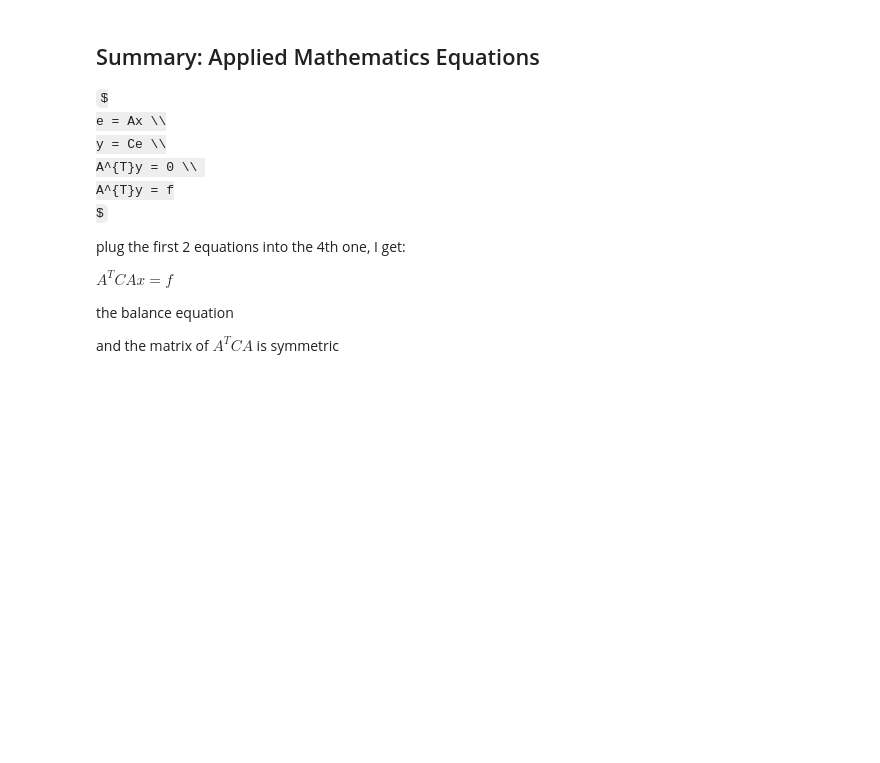
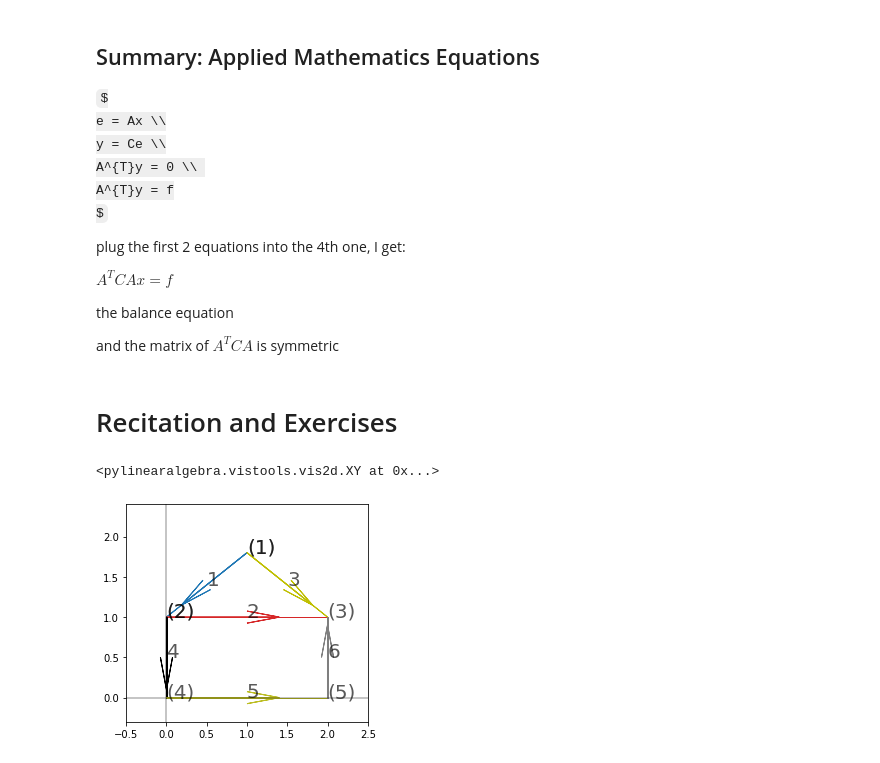
Before and after one commit to powergun/codingMatrix, a Jupyter notebook: notebooks/18.06_12_graphs_networks_incidence_matrices.ipynb, the cells around one changed output. Saved outputs shown, nothing was run; the diff lists cells and outputs as text; code cells hidden in the pictures; some formulas as TeX source; blank space fills up the shorter version.

```diff
--- a/notebooks/18.06_12_graphs_networks_incidence_matrices.ipynb
+++ b/notebooks/18.06_12_graphs_networks_incidence_matrices.ipynb
@@ -377,3 +430,30 @@ $
 the balance equation
 
 and the matrix of $A^{T}CA$ is symmetric
+# %% [markdown]
+# Recitation and Exercises
+# %%
+import pylinearalgebra.vistools as vist
+
+node1 = (1, 1.8, '(1)')
+node2 = (0, 1, '(2)')
+node3 = (2, 1, '(3)')
+node4 = (0, 0, '(4)')
+node5 = (2, 0, '(5)')
+fromTos = [
+    (node1, node2, '1'),
+    (node2, node3, '2'),
+    (node1, node3, '3'),
+    (node2, node4, '4'),
+    (node4, node5, '5'),
+    (node5, node3, '6'),
+]
+xy = vist.XY(
+    x_lim = (-0.5, 2.5), y_lim=(-0.3, 2.4)
+)
+for fr, to, edge_text in fromTos:
+    xy.vector(fr, to, shaft_text=edge_text, shaft_arrow=True)
+xy.vector(node3, node3, alpha=0)
+# %% [output]
+<pylinearalgebra.vistools.vis2d.XY at 0x...>
+[figure, added]
```
Also changed, not shown: parts of 13 cells of this notebook, 5 other files.
